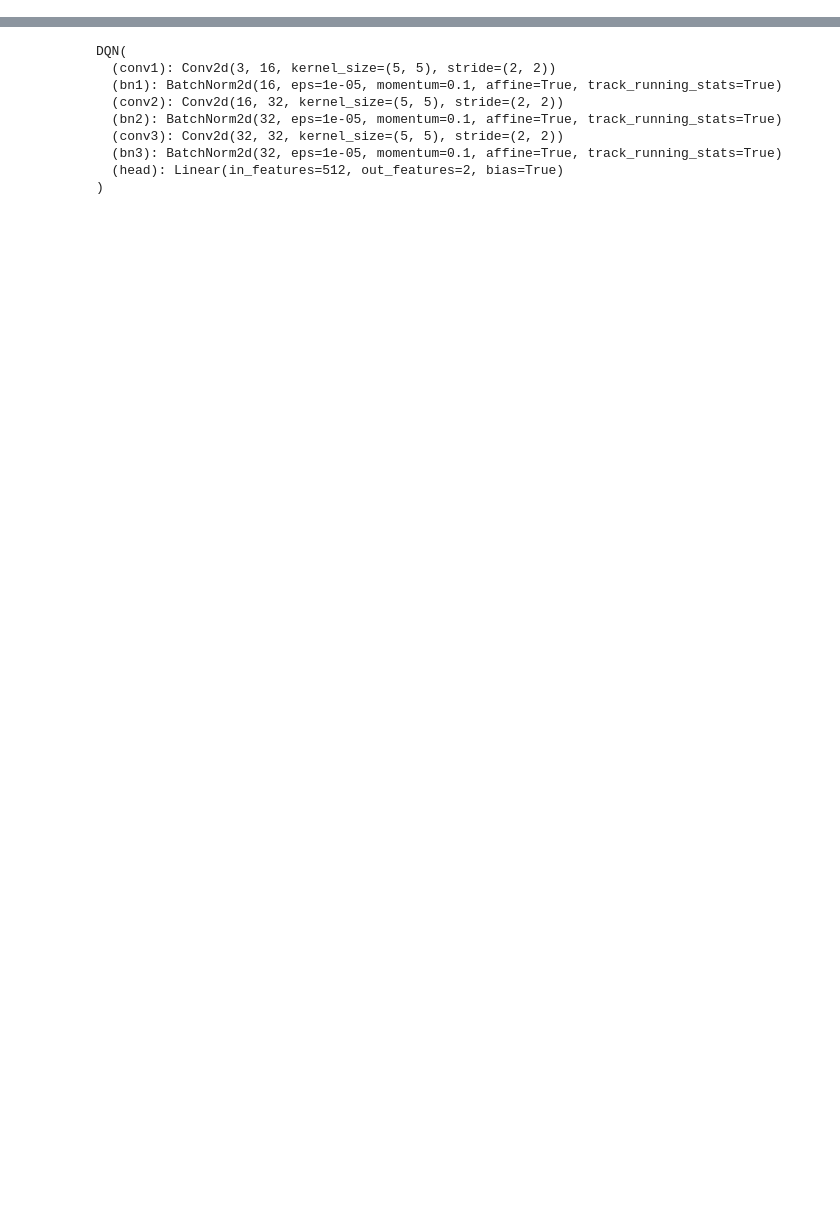
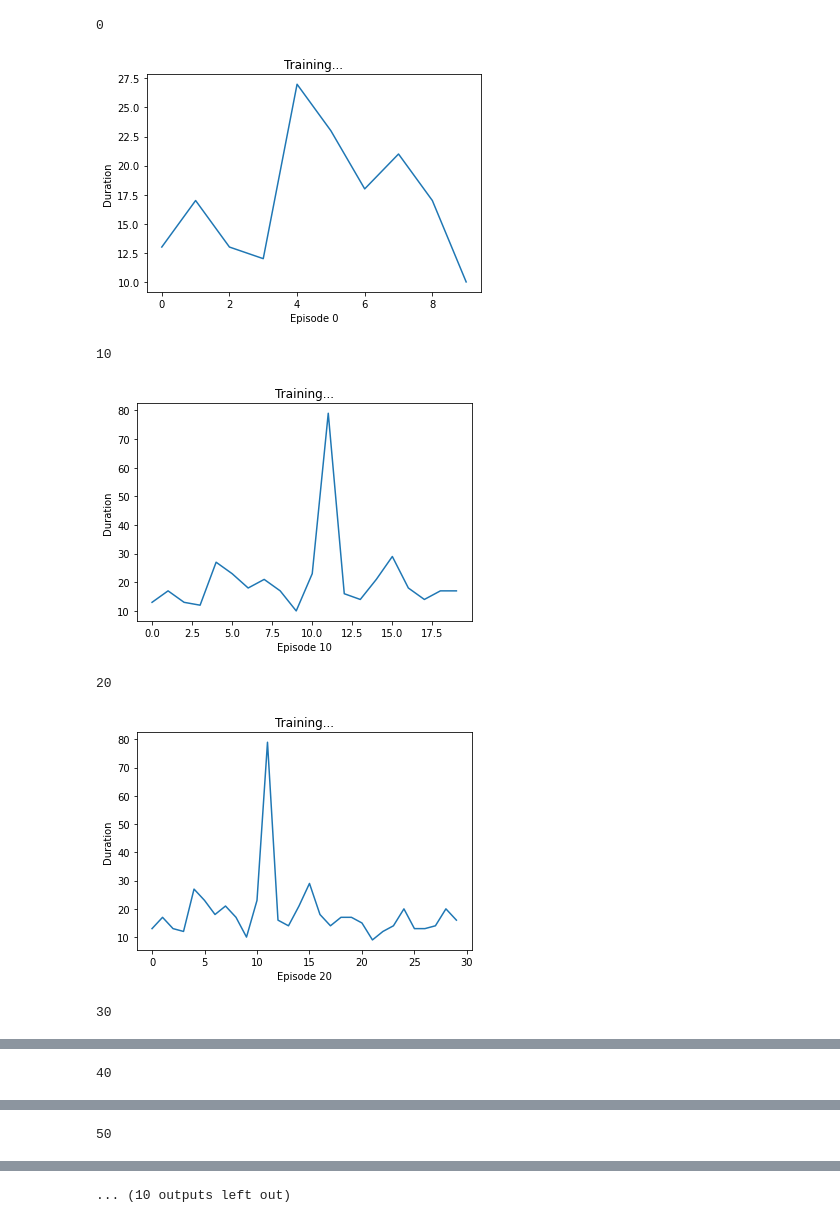
Before and after one commit to wanermiranda/pytorch-tutorials, a Jupyter notebook: notebooks/q_learning.ipynb, the cells around one changed output, grey strips where cells are left out. Cells and saved outputs as stored; diff of their text form; code cells hidden in the pictures; blank space fills up the shorter version.

```diff
--- a/notebooks/q_learning.ipynb
+++ b/notebooks/q_learning.ipynb
@@ -285,0 +93,3 @@ def optimize_model():
+# %%
+policy_net = DQN(layout=network_layout, screen_dims=screen_dims, outputs=n_actions)
+target_net = DQN(layout=network_layout, screen_dims=screen_dims, outputs=n_actions)
@@ -285,0 +99,46 @@ def optimize_model():
+# %%
+
+target_net.load_state_dict(policy_net.state_dict())
+target_net.eval()
+
+
+
+def plot_durations(i_episode, episode_durations):
+    if (i_episode % 10) == 0:
+        plt.figure(2)
+        plt.clf()
+        durations_t = torch.tensor(episode_durations, dtype=torch.float)
+        plt.title('Training...')
+        plt.xlabel(f'Episode {i_episode}')
+        plt.ylabel('Duration')
+        plt.plot(durations_t.numpy())
+        # Take 100 episode averages and plot them too
+        if len(durations_t) >= 100 :
+            means = durations_t.unfold(0, 100, 1).mean(1).view(-1)
+            means = torch.cat((torch.zeros(99), means))
+            plt.plot(means.numpy())
+
+        plt.pause(0.001)
+# %%
+num_episodes = 600
+episodes_print = 10
+episode_durations = []
+for i in range(0, num_episodes, episodes_print):
+    print (i)
+    durations = DQN.fit_networks(policy_net,target_net, env, get_screen, num_episodes=episodes_print)
+    episode_durations += durations
+    plot_durations(i, episode_durations)
+
+print('Complete')
+env.render()
+env.close()
+plt.ioff()
+plt.show()
+# %% [output]
+0
+[figure, added]
+10
+[figure, added]
+20
+[figure, added]
+30
@@ -285,0 +146 @@ def optimize_model():
+40
@@ -285,0 +148 @@ def optimize_model():
+50
@@ -285,0 +150 @@ def optimize_model():
+... (10 outputs left out)
@@ -305,19 +175,9 @@ def zero_fill(m):
         # apply a uniform distribution to the weights and a bias=0
         m.weight.data.fill_(0.42)
         m.bias.data.fill_(0)
-
-policy_net2.apply(weights_init_uniform)
+policy_net2 = DQN(screen_height, screen_width, n_actions).to(device)
+policy_net2.apply(zero_fill)
 # policy_net2.apply(weights_init_uniform)
-# %% [output]
-DQN(
-  (conv1): Conv2d(3, 16, kernel_size=(5, 5), stride=(2, 2))
-  (bn1): BatchNorm2d(16, eps=1e-05, momentum=0.1, affine=True, track_running_stats=True)
-  (conv2): Conv2d(16, 32, kernel_size=(5, 5), stride=(2, 2))
-  (bn2): BatchNorm2d(32, eps=1e-05, momentum=0.1, affine=True, track_running_stats=True)
-  (conv3): Conv2d(32, 32, kernel_size=(5, 5), stride=(2, 2))
-  (bn3): BatchNorm2d(32, eps=1e-05, momentum=0.1, affine=True, track_running_stats=True)
-  (head): Linear(in_features=512, out_features=2, bias=True)
-)
 # %%
 path = '../resources/tests/memory.pth'
 saved_memory = torch.load(path)
```
Also changed, not shown: parts of 18 cells of this notebook, 1 other file.
